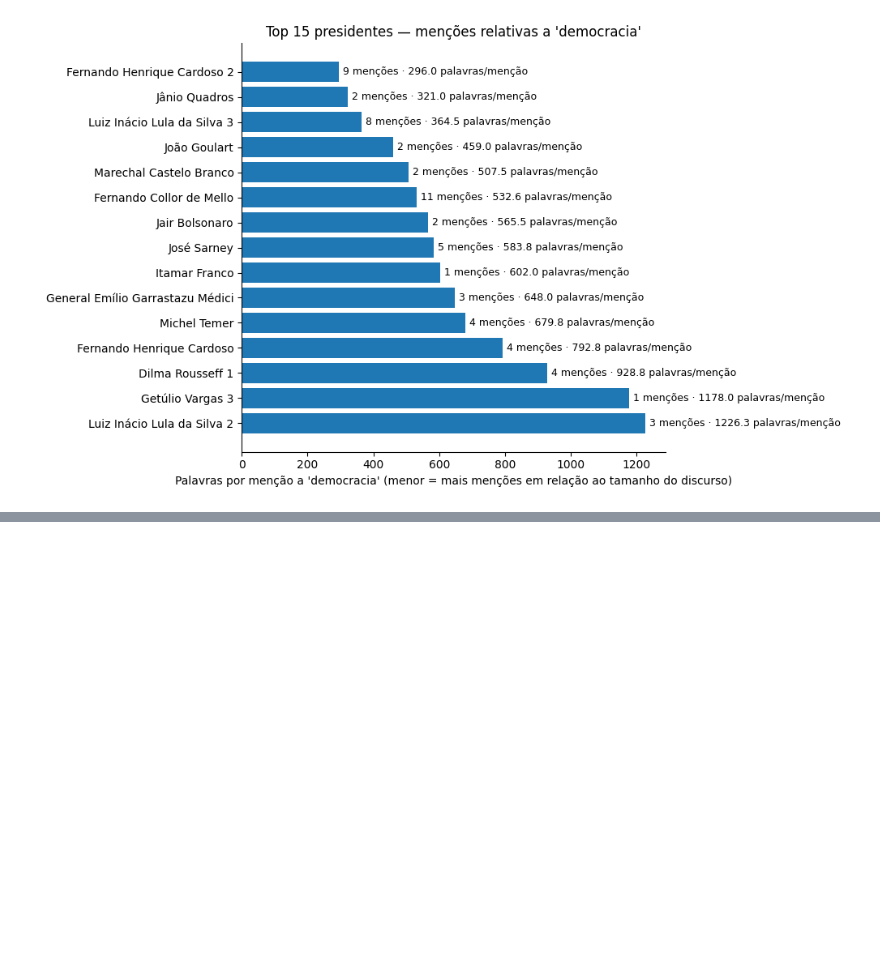
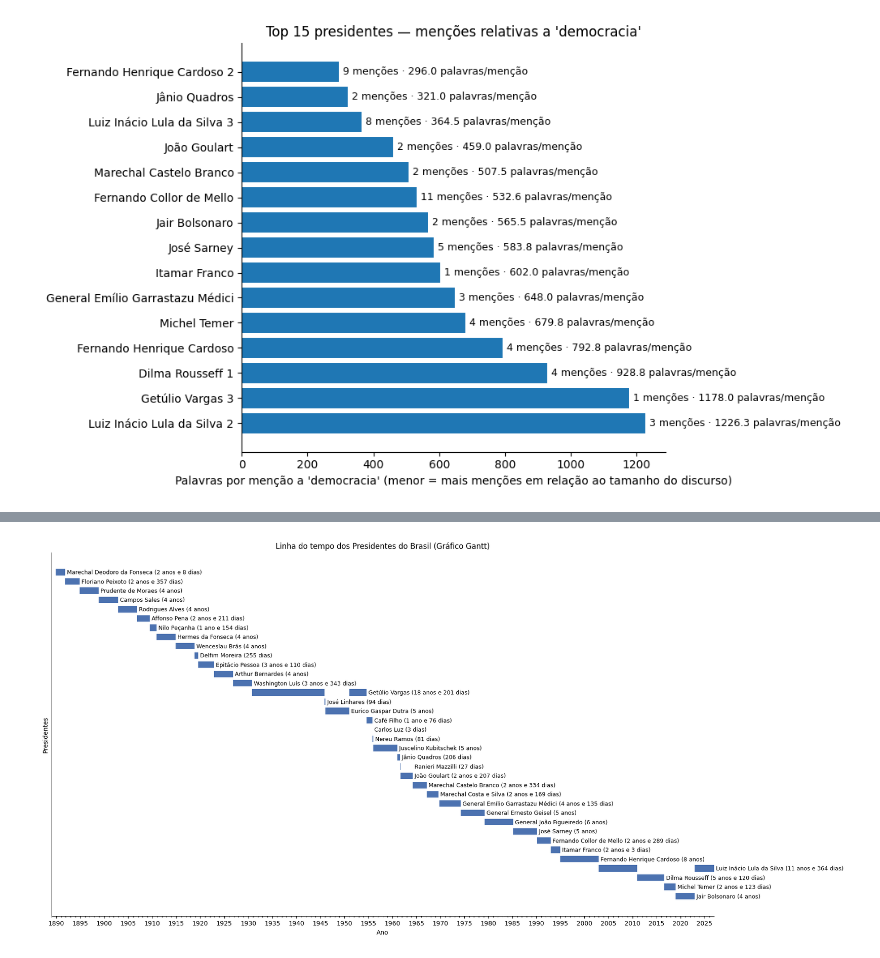
Before and after one commit to PhysicTeacherCode/Brazil-President-s-Speeches-Analysis, a Jupyter notebook: notebooks/01-exploratory.ipynb, the cells around one changed output, grey strips where cells are left out. Saved outputs shown, nothing was run; the diff lists cells and outputs as text; code cells hidden in the pictures; blank space fills up the shorter version.

```diff
--- a/notebooks/01-exploratory.ipynb
+++ b/notebooks/01-exploratory.ipynb
@@ -389,0 +394,9 @@ plot_relativo(df_democracia[:15], "democracia")
+# %%
+query = """
+SELECT presidente, inicio, fim, gantt_chart_name, gantt_chart_n
+FROM mandatos;
+"""
+
+df_mandatos = pd.read_sql(query, engine)
+df_mandatos['inicio'], df_mandatos['fim'] = pd.to_datetime(df_mandatos['inicio']), pd.to_datetime(df_mandatos['fim'])
+df_mandatos.head(10)
@@ -389,0 +435,52 @@ plot_relativo(df_democracia[:15], "democracia")
+# %%
+def plot_grafico_gantt(df, title):
+    fig, ax = plt.subplots(figsize=(18, 9))
+
+    for _, row in df.iterrows():
+        ax.barh(
+            row['gantt_chart_n'],
+            (row['fim'] - row['inicio']).days,
+            left=row['inicio'],
+            height=0.7,
+            color='#4c72b0'
+        )
+
+        # nome do presidente à direita da barra
+        ax.text(
+            row['fim'],
+            row['gantt_chart_n'],
+            f" {row['gantt_chart_name']}",
+            va='center',
+            fontsize=9
+        )
+
+    # --------------------------
+    # Ajustes visuais
+    # --------------------------
+
+    ax.set_yticks([])          # remove eixo Y
+    ax.invert_yaxis()          # mais antigo no topo
+
+    ax.set_xlim(pd.Timestamp('1889-01-01'), df['fim'].max())          # limites eixo X
+    ax.xaxis.set_major_locator(mdates.YearLocator(5))                 # espaço entre ticks maiores
+    ax.xaxis.set_minor_locator(mdates.YearLocator(1))                 # espaço entre ticks menores
+    ax.xaxis.set_major_formatter(mdates.DateFormatter('%Y'))
+
+    ax.set_ylabel("Presidentes")
+    ax.set_xlabel("Ano")
+    ax.set_title(title)
+
+    # remove bordas
+    ax.spines['top'].set_visible(False)
+    ax.spines['right'].set_visible(False)
+
+    plt.tight_layout()
+    plt.show()
+
+# --------------------------------------------------
+# 5. Plot final
+# --------------------------------------------------
+
+plot_grafico_gantt(df_mandatos, 'Linha do tempo dos Presidentes do Brasil (Gráfico Gantt)')
+# %% [output]
+[figure, added]
```
Also changed, not shown: parts of 8 cells of this notebook, 1 other file.
